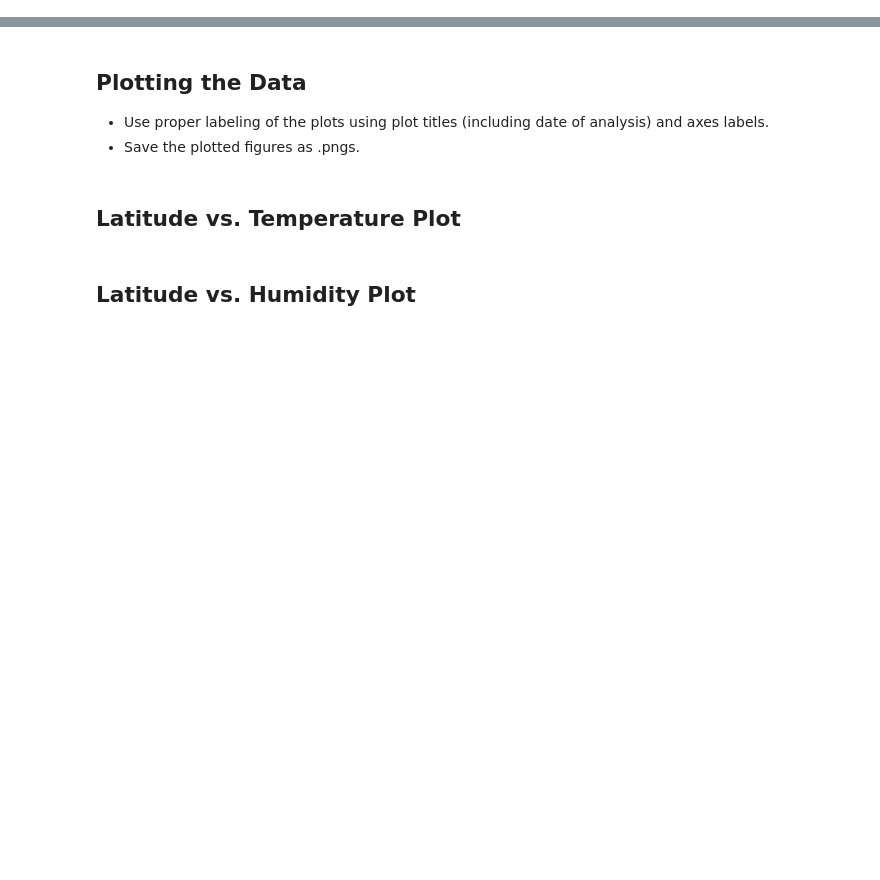
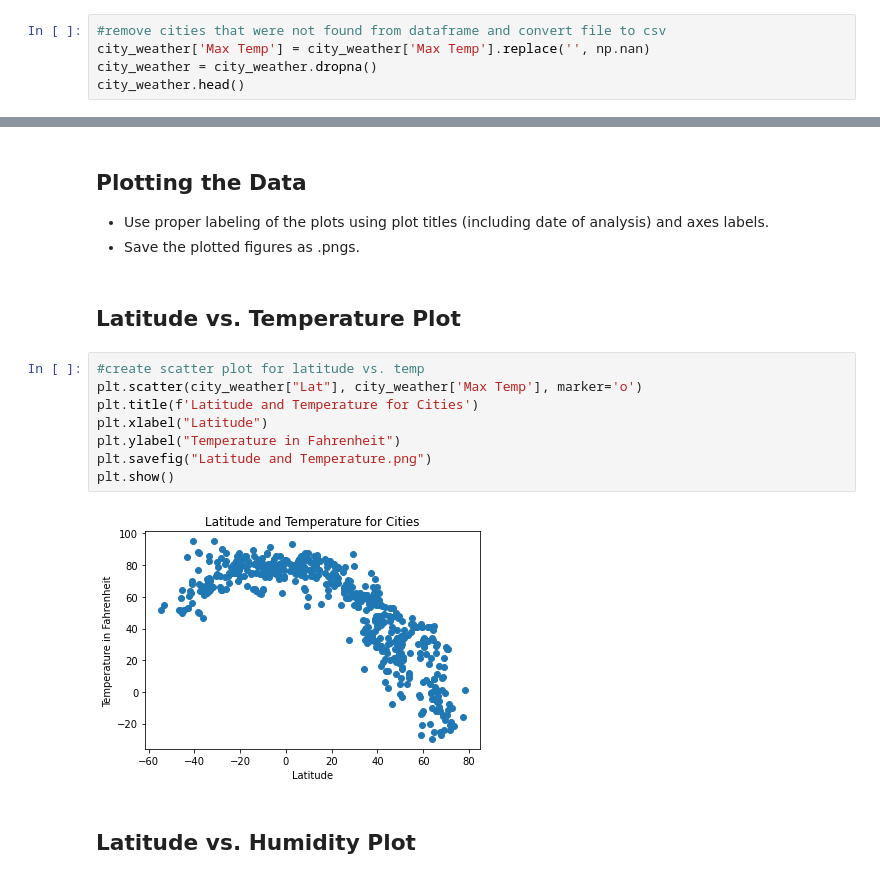
Before and after one commit to Jenkir/Visualizing-Global-Weather-Using-Python-and-APIs, a Jupyter notebook: WeatherPy.ipynb, the cells around one changed output, grey strips where cells are left out. Saved outputs shown, nothing was run; the diff lists cells and outputs as text; blank space fills up the shorter version.

Commit message:
Added scatter plots

```diff
--- a/WeatherPy.ipynb
+++ b/WeatherPy.ipynb
@@ -190,3 +137,8 @@ City not found.
 ### Convert Raw Data to DataFrame
 * Export the city data into a .csv.
 * Display the DataFrame
+# %%
+#remove cities that were not found from dataframe and convert file to csv
+city_weather['Max Temp'] = city_weather['Max Temp'].replace('', np.nan)
+city_weather = city_weather.dropna()
+city_weather.head()
@@ -205,5 +174,15 @@ Skip this step if there are no cities that have humidity > 100%.
 * Save the plotted figures as .pngs.
 # %% [markdown]
 ## Latitude vs. Temperature Plot
+# %%
+#create scatter plot for latitude vs. temp
+plt.scatter(city_weather["Lat"], city_weather['Max Temp'], marker='o')
+plt.title(f'Latitude and Temperature for Cities')
+plt.xlabel("Latitude")
+plt.ylabel("Temperature in Fahrenheit")
+plt.savefig("Latitude and Temperature.png")
+plt.show()
+# %% [output]
+[figure, added]
 # %% [markdown]
 ## Latitude vs. Humidity Plot
```
Also changed, not shown: parts of 8 cells of this notebook, 4 other files.
